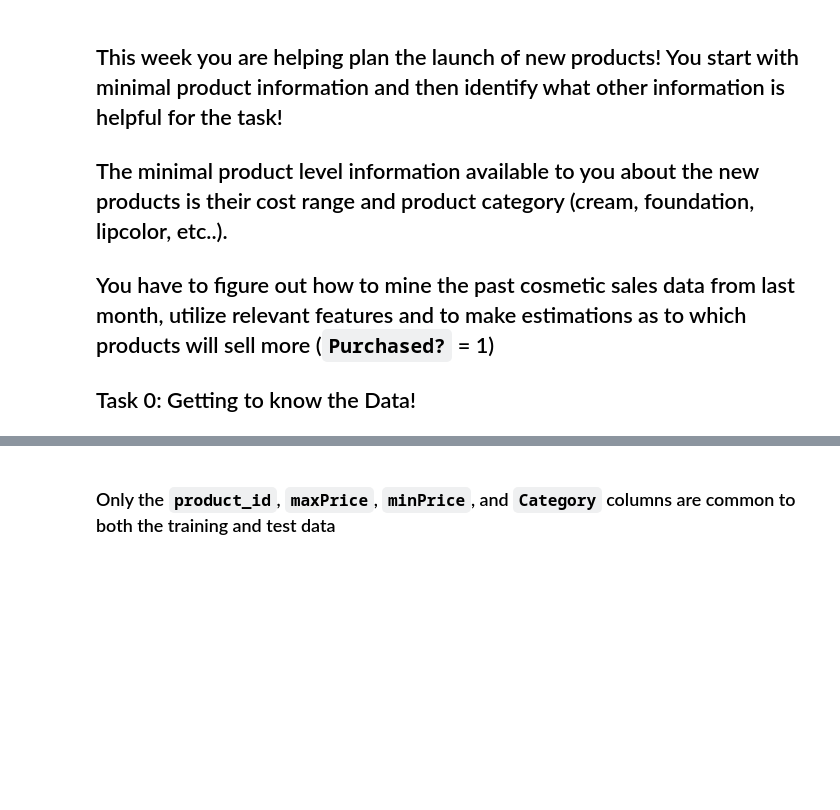
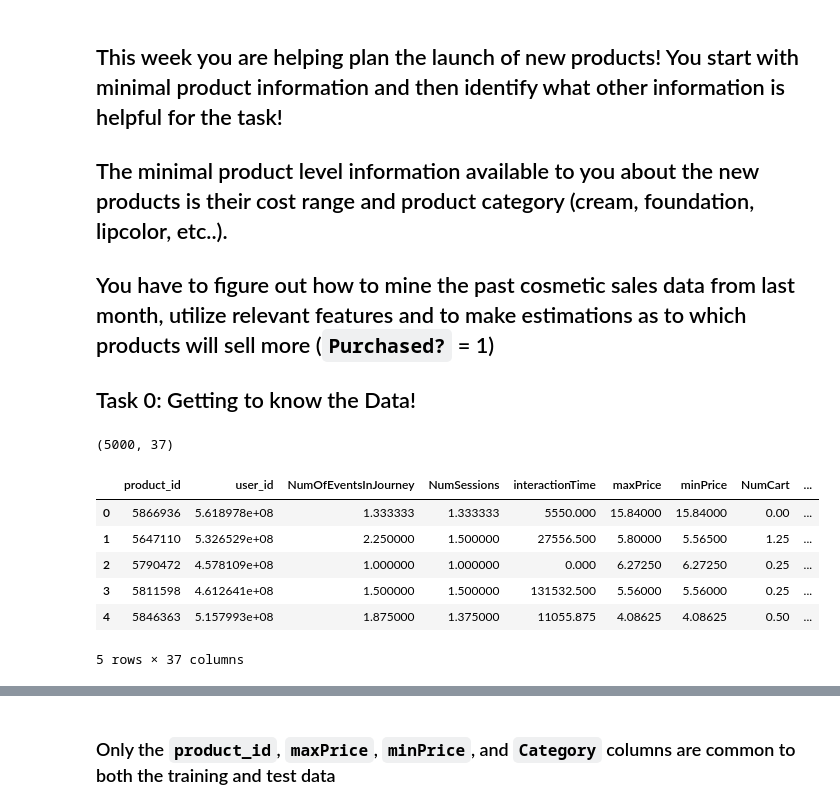
Before and after one commit to djvaroli/semi-supervised-learning, a Jupyter notebook: saturday_session/notebooks/Categorizing_New_Products_At_Target_Cosmetics-v1.ipynb, the cells around one changed output, grey strips where cells are left out. Cells and saved outputs as stored; diff of their text form; code cells hidden in the pictures; blank space fills up the shorter version.

```diff
--- a/saturday_session/notebooks/Categorizing_New_Products_At_Target_Cosmetics-v1.ipynb
+++ b/saturday_session/notebooks/Categorizing_New_Products_At_Target_Cosmetics-v1.ipynb
@@ -31,8 +33,17 @@ from sklearn.decomposition import PCA
 import seaborn as sb
 # %%
 # Load the data from previous months (past)
-Past = pd.read_csv("Past_month_products.csv")
+Past = pd.read_csv("../data/Past_month_products.csv")
 print(Past.shape)
 Past.head()
+# %% [output]
+(5000, 37)
+|  | product_id | user_id | NumOfEventsInJourney | NumSessions | interactionTime | maxPrice | minPrice | NumCart | ... |
+| 0 | 5866936 | 5.618978e+08 | 1.333333 | 1.333333 | 5550.000 | 15.84000 | 15.84000 | 0.00 | ... |
+| 1 | 5647110 | 5.326529e+08 | 2.250000 | 1.500000 | 27556.500 | 5.80000 | 5.56500 | 1.25 | ... |
+| 2 | 5790472 | 4.578109e+08 | 1.000000 | 1.000000 | 0.000 | 6.27250 | 6.27250 | 0.25 | ... |
+| 3 | 5811598 | 4.612641e+08 | 1.500000 | 1.500000 | 131532.500 | 5.56000 | 5.56000 | 0.25 | ... |
+| 4 | 5846363 | 5.157993e+08 | 1.875000 | 1.375000 | 11055.875 | 4.08625 | 4.08625 | 0.50 | ... |
+5 rows × 37 columns
 # %%
 # Next, load the data regarding products to be launched next month
```
Also changed, not shown: parts of 8 cells of this notebook, 1 other file.
